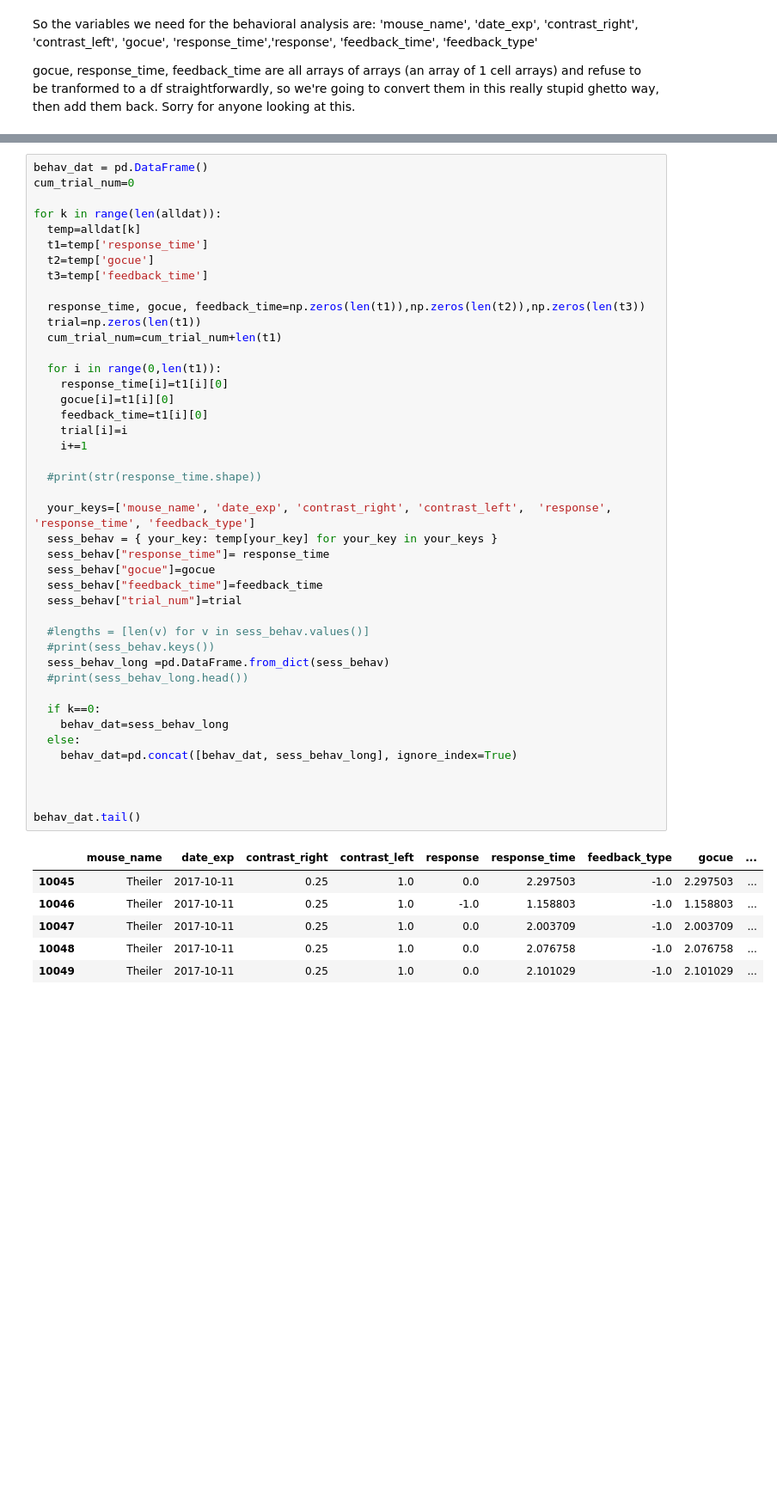
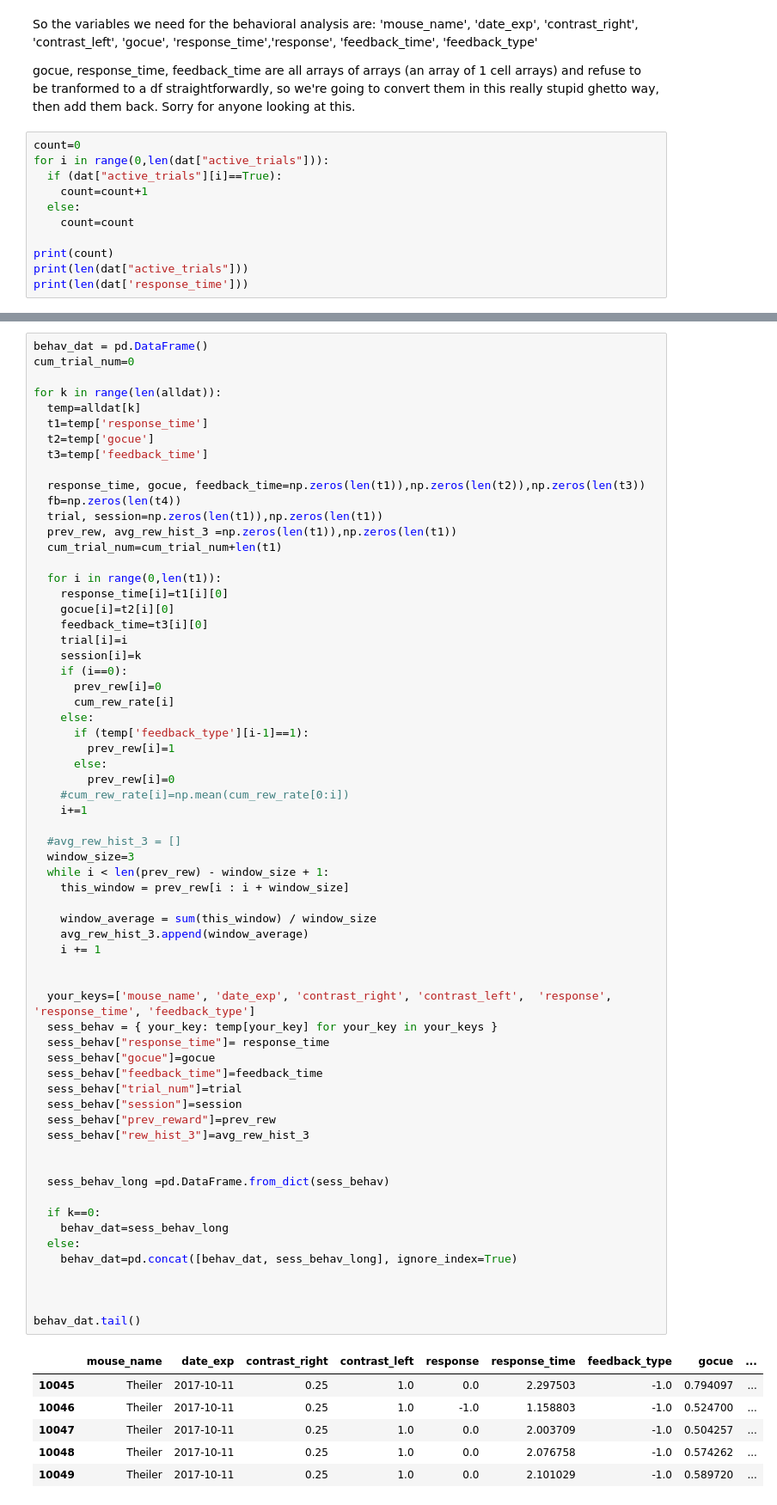
Before and after one commit to ashimakeshava/NMA_marmots, a Jupyter notebook: Behavioral_DF_Paula.ipynb, the cells around one changed output, grey strips where cells are left out. Shown: that part at 86% size. Saved outputs shown, nothing was run; the diff lists cells and outputs as text; blank space fills up the shorter version.

```diff
--- a/Behavioral_DF_Paula.ipynb
+++ b/Behavioral_DF_Paula.ipynb
@@ -68,3 +68,14 @@ So the variables we need for the behavioral analysis are:
 
 
 gocue, response_time, feedback_time are all arrays of arrays (an array of 1 cell arrays) and refuse to be tranformed to a df straightforwardly, so we're going to convert them in this really stupid ghetto way, then add them back. Sorry for anyone looking at this.
+# %%
+count=0
+for i in range(0,len(dat["active_trials"])):
+  if (dat["active_trials"][i]==True):
+    count=count+1
+  else:
+    count=count
+
+print(count)
+print(len(dat["active_trials"]))
+print(len(dat['response_time']))
@@ -79,45 +94,66 @@ for k in range(len(alldat)):
   t3=temp['feedback_time']
 
   response_time, gocue, feedback_time=np.zeros(len(t1)),np.zeros(len(t2)),np.zeros(len(t3))
-  trial=np.zeros(len(t1))
+  fb=np.zeros(len(t4))
+  trial, session=np.zeros(len(t1)),np.zeros(len(t1))
+  prev_rew, avg_rew_hist_3 =np.zeros(len(t1)),np.zeros(len(t1))
   cum_trial_num=cum_trial_num+len(t1)
 
   for i in range(0,len(t1)):
     response_time[i]=t1[i][0]
-    gocue[i]=t1[i][0]
-    feedback_time=t1[i][0]
+    gocue[i]=t2[i][0]
+    feedback_time=t3[i][0]
     trial[i]=i
+    session[i]=k
+    if (i==0):
+      prev_rew[i]=0
+      cum_rew_rate[i]
+    else:
+      if (temp['feedback_type'][i-1]==1):
+        prev_rew[i]=1
+      else:
+        prev_rew[i]=0
+    #cum_rew_rate[i]=np.mean(cum_rew_rate[0:i])
     i+=1
 
-  #print(str(response_time.shape))
+  #avg_rew_hist_3 = []
+  window_size=3
+  while i < len(prev_rew) - window_size + 1:
+    this_window = prev_rew[i : i + window_size]
+
+    window_average = sum(this_window) / window_size
+    avg_rew_hist_3.append(window_average)
+    i += 1
+
 
   your_keys=['mouse_name', 'date_exp', 'contrast_right', 'contrast_left',  'response', 'response_time', 'feedback_type']
   sess_behav = { your_key: temp[your_key] for your_key in your_keys }
   sess_behav["response_time"]= response_time
   sess_behav["gocue"]=gocue
   sess_behav["feedback_time"]=feedback_time
   sess_behav["trial_num"]=trial
+  sess_behav["session"]=session
+  sess_behav["prev_reward"]=prev_rew
+  sess_behav["rew_hist_3"]=avg_rew_hist_3
 
-  #lengths = [len(v) for v in sess_behav.values()]
-  #print(sess_behav.keys())
+
   sess_behav_long =pd.DataFrame.from_dict(sess_behav)
-  #print(sess_behav_long.head())
 
   if k==0:
     behav_dat=sess_behav_long
   else:
     behav_dat=pd.concat([behav_dat, sess_behav_long], ignore_index=True)
 
 
 
 behav_dat.tail()
 # %% [output]
 |  | mouse_name | date_exp | contrast_right | contrast_left | response | response_time | feedback_type | gocue | ... |
-| 10045 | Theiler | 2017-10-11 | 0.25 | 1.0 | 0.0 | 2.297503 | -1.0 | 2.297503 | ... |
-| 10046 | Theiler | 2017-10-11 | 0.25 | 1.0 | -1.0 | 1.158803 | -1.0 | 1.158803 | ... |
-| 10047 | Theiler | 2017-10-11 | 0.25 | 1.0 | 0.0 | 2.003709 | -1.0 | 2.003709 | ... |
-| 10048 | Theiler | 2017-10-11 | 0.25 | 1.0 | 0.0 | 2.076758 | -1.0 | 2.076758 | ... |
-| 10049 | Theiler | 2017-10-11 | 0.25 | 1.0 | 0.0 | 2.101029 | -1.0 | 2.101029 | ... |
+| 10045 | Theiler | 2017-10-11 | 0.25 | 1.0 | 0.0 | 2.297503 | -1.0 | 0.794097 | ... |
+| 10046 | Theiler | 2017-10-11 | 0.25 | 1.0 | -1.0 | 1.158803 | -1.0 | 0.524700 | ... |
+| 10047 | Theiler | 2017-10-11 | 0.25 | 1.0 | 0.0 | 2.003709 | -1.0 | 0.504257 | ... |
+| 10048 | Theiler | 2017-10-11 | 0.25 | 1.0 | 0.0 | 2.076758 | -1.0 | 0.574262 | ... |
+| 10049 | Theiler | 2017-10-11 | 0.25 | 1.0 | 0.0 | 2.101029 | -1.0 | 0.589720 | ... |
 # %% [markdown]
 Awesome! Now we need to calculate the following variables:
 
```
Also changed, not shown: parts of 7 cells of this notebook.
